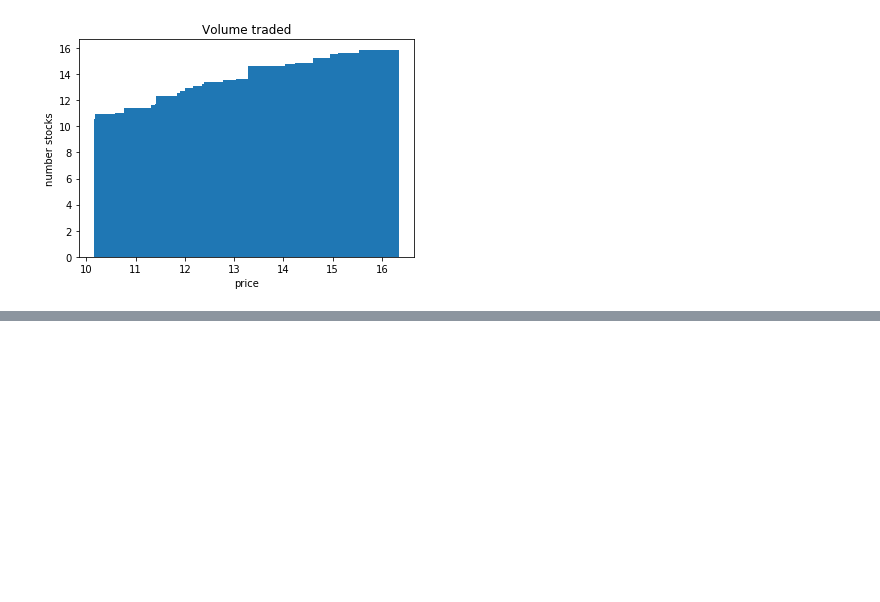
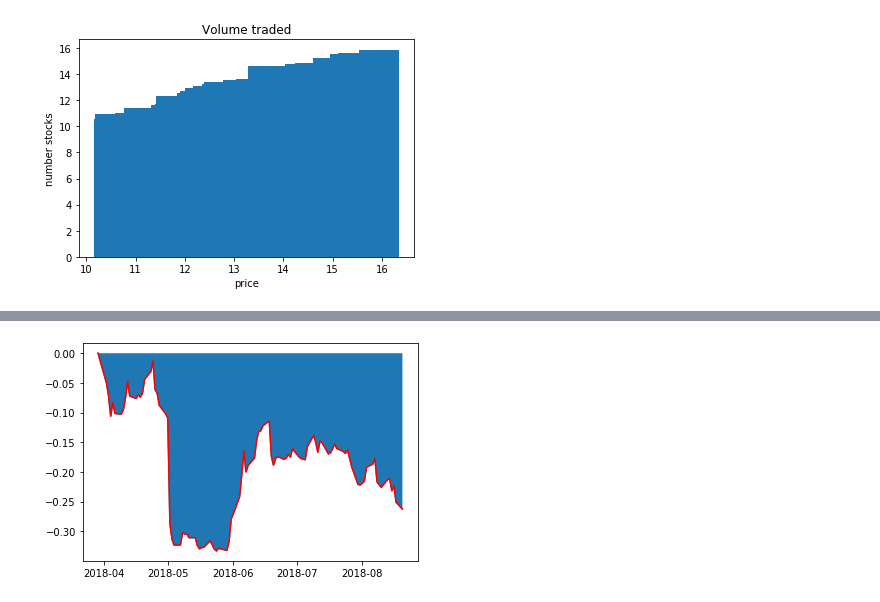
Before and after one commit to dbasu/advanced_python_session, a Jupyter notebook: Code/Advanced_python_session/numpy/Numpy.ipynb, the cells around one changed output, grey strips where cells are left out. Cells and saved outputs as stored; diff of their text form; code cells hidden in the pictures; blank space fills up the shorter version.

```diff
--- a/Code/Advanced_python_session/numpy/Numpy.ipynb
+++ b/Code/Advanced_python_session/numpy/Numpy.ipynb
@@ -264,0 +254,19 @@ UFuncTypeError: ufunc 'add' did not contain a loop with signature matching types
+# %%
+cum_rets = (np.float64(stock[:,1]) + np.float64(stock[:,2]))/(np.float64(stock[0,1]) + np.float64(stock[0,2]))
+# Calculate the running maximum
+running_max = np.maximum.accumulate(cum_rets)
+
+# Ensure the value never drops below 1
+running_max[running_max < 1] = 1
+
+# Calculate the percentage drawdown
+drawdown = (cum_rets)/running_max - 1
+
+# Plot the results
+fig, ax = plt.subplots(1, 1)
+ax.plot_date(dates2, drawdown, '-')
+plt.fill_between(dates2, drawdown)
+ax.plot_date(dates2, cum_rets -1, 'r-')
+plt.show()
+# %% [output]
+[figure, added]
```
Also changed, not shown: parts of 8 cells of this notebook, 19 other files.
